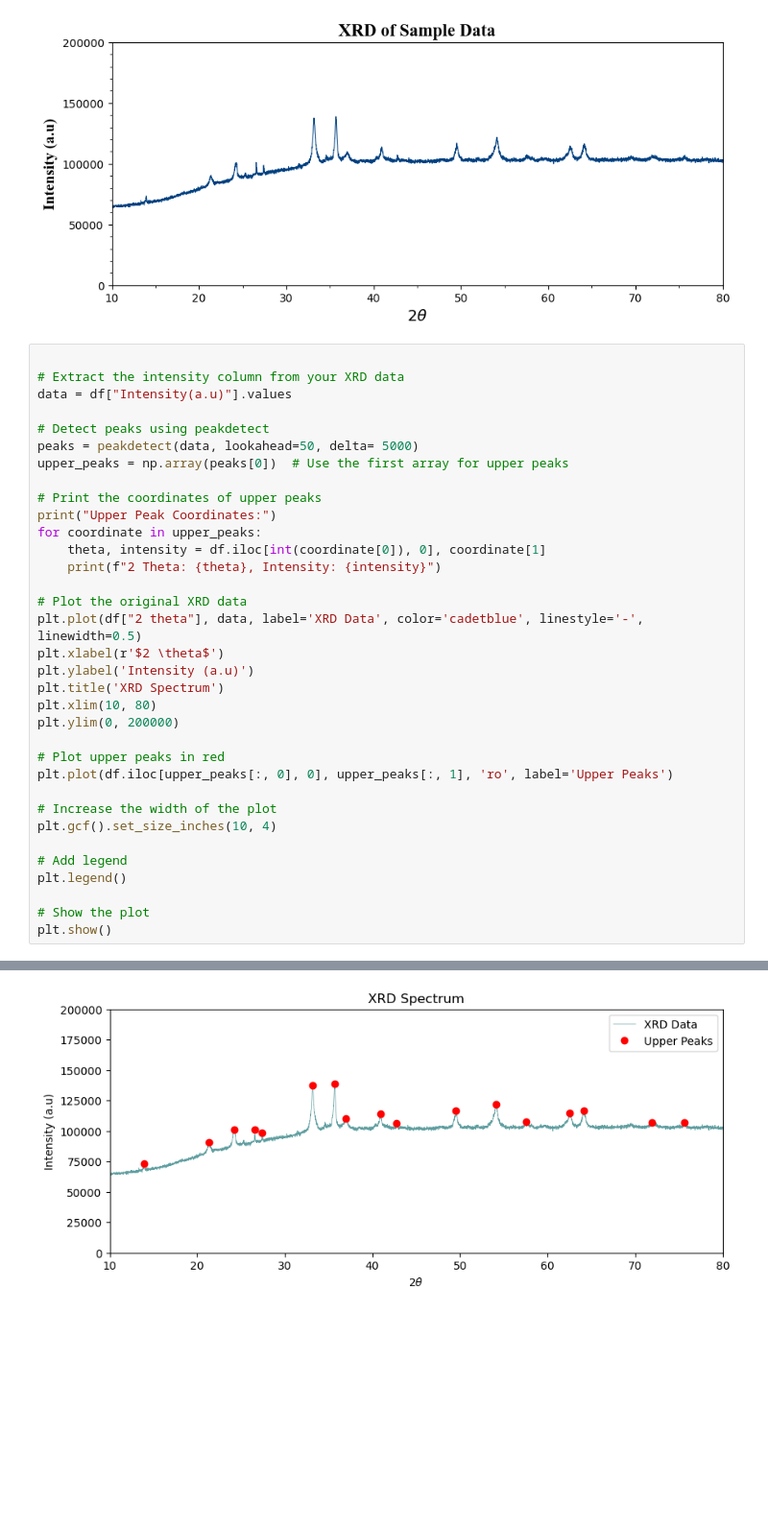
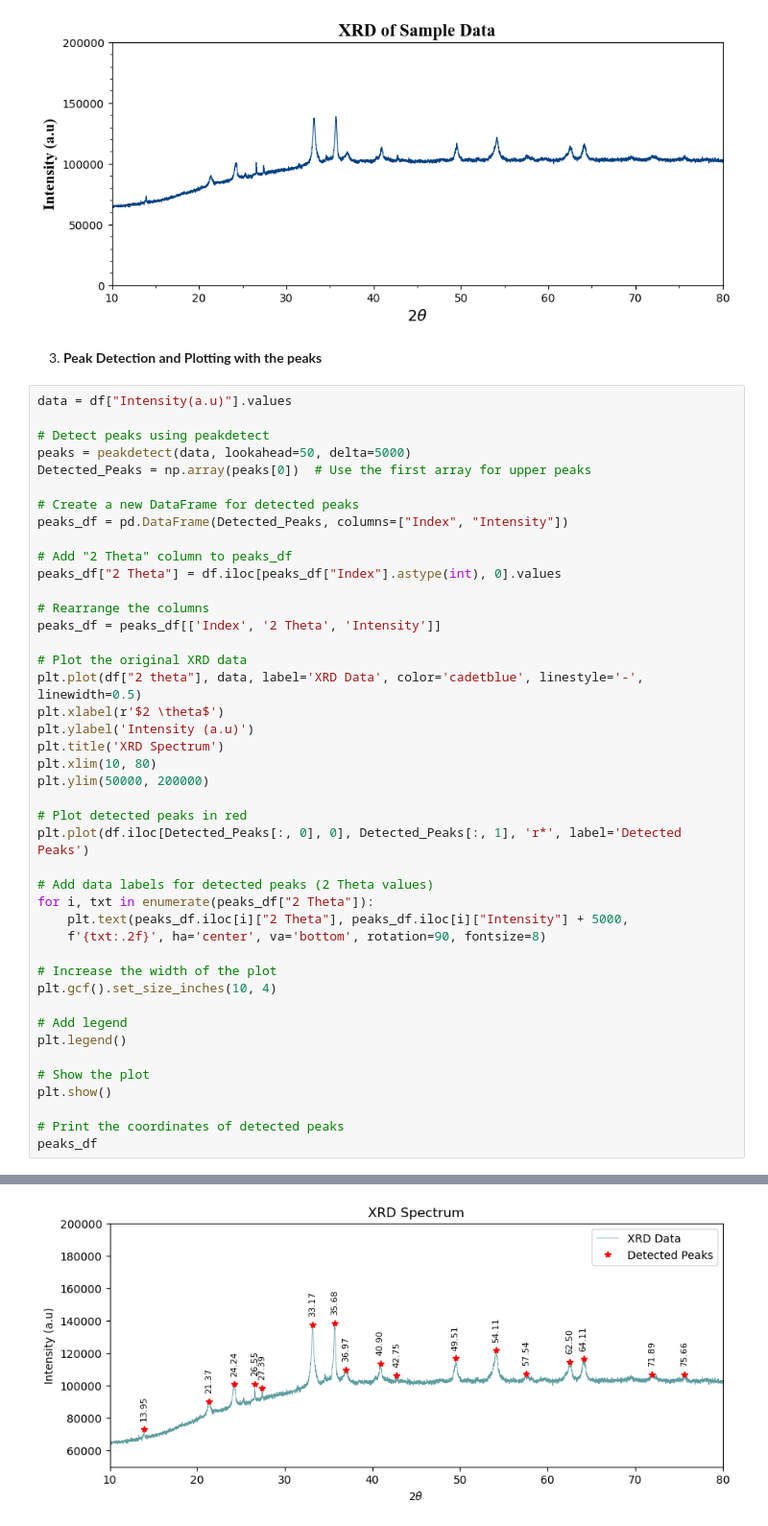
Before and after one commit to AmanShah1999/Analytical_Insights_with_Python-AIP-, a Jupyter notebook: XRD_Data_Analysis.ipynb, the cells around one changed output, grey strips where cells are left out. Shown at 96% size. Saved outputs shown, nothing was run; the diff lists cells and outputs as text; blank space fills up the shorter version.

```diff
--- a/XRD_Data_Analysis.ipynb
+++ b/XRD_Data_Analysis.ipynb
@@ -90,20 +92,23 @@ ax.yaxis.set_minor_locator(MultipleLocator(10000))
 plt.show()
 # %% [output]
 [figure]
+# %% [markdown]
+3. **Peak Detection and Plotting with the peaks**
 # %%
-
-# Extract the intensity column from your XRD data
 data = df["Intensity(a.u)"].values
 
 # Detect peaks using peakdetect
-peaks = peakdetect(data, lookahead=50, delta= 5000)
-upper_peaks = np.array(peaks[0])  # Use the first array for upper peaks
+peaks = peakdetect(data, lookahead=50, delta=5000)
+Detected_Peaks = np.array(peaks[0])  # Use the first array for upper peaks
 
-# Print the coordinates of upper peaks
-print("Upper Peak Coordinates:")
-for coordinate in upper_peaks:
-    theta, intensity = df.iloc[int(coordinate[0]), 0], coordinate[1]
-    print(f"2 Theta: {theta}, Intensity: {intensity}")
+# Create a new DataFrame for detected peaks
+peaks_df = pd.DataFrame(Detected_Peaks, columns=["Index", "Intensity"])
+
+# Add "2 Theta" column to peaks_df
+peaks_df["2 Theta"] = df.iloc[peaks_df["Index"].astype(int), 0].values
+
+# Rearrange the columns
+peaks_df = peaks_df[['Index', '2 Theta', 'Intensity']]
 
 # Plot the original XRD data
 plt.plot(df["2 theta"], data, label='XRD Data', color='cadetblue', linestyle='-', linewidth=0.5)
@@ -111,10 +116,15 @@ plt.xlabel(r'$2 \theta$')
 plt.ylabel('Intensity (a.u)')
 plt.title('XRD Spectrum')
 plt.xlim(10, 80)
-plt.ylim(0, 200000)
+plt.ylim(50000, 200000)
 
-# Plot upper peaks in red
-plt.plot(df.iloc[upper_peaks[:, 0], 0], upper_peaks[:, 1], 'ro', label='Upper Peaks')
+# Plot detected peaks in red
+plt.plot(df.iloc[Detected_Peaks[:, 0], 0], Detected_Peaks[:, 1], 'r*', label='Detected Peaks')
+
+# Add data labels for detected peaks (2 Theta values)
+for i, txt in enumerate(peaks_df["2 Theta"]):
+    plt.text(peaks_df.iloc[i]["2 Theta"], peaks_df.iloc[i]["Intensity"] + 5000,
+    f'{txt:.2f}', ha='center', va='bottom', rotation=90, fontsize=8)
 
 # Increase the width of the plot
 plt.gcf().set_size_inches(10, 4)
@@ -124,4 +134,7 @@ plt.legend()
 
 # Show the plot
 plt.show()
+
+# Print the coordinates of detected peaks
+peaks_df
 # %% [output]
@@ -146 +141 @@ Upper Peak Coordinates:
-[figure, old version]
+[figure, new version]
```
Also changed, not shown: parts of 3 cells of this notebook.
